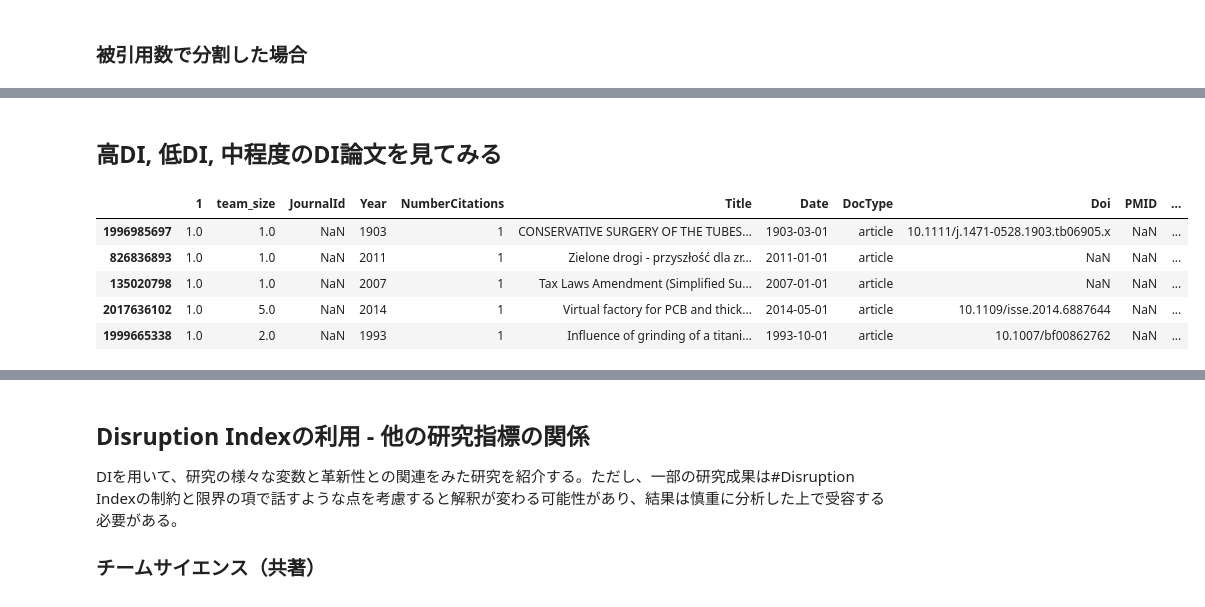
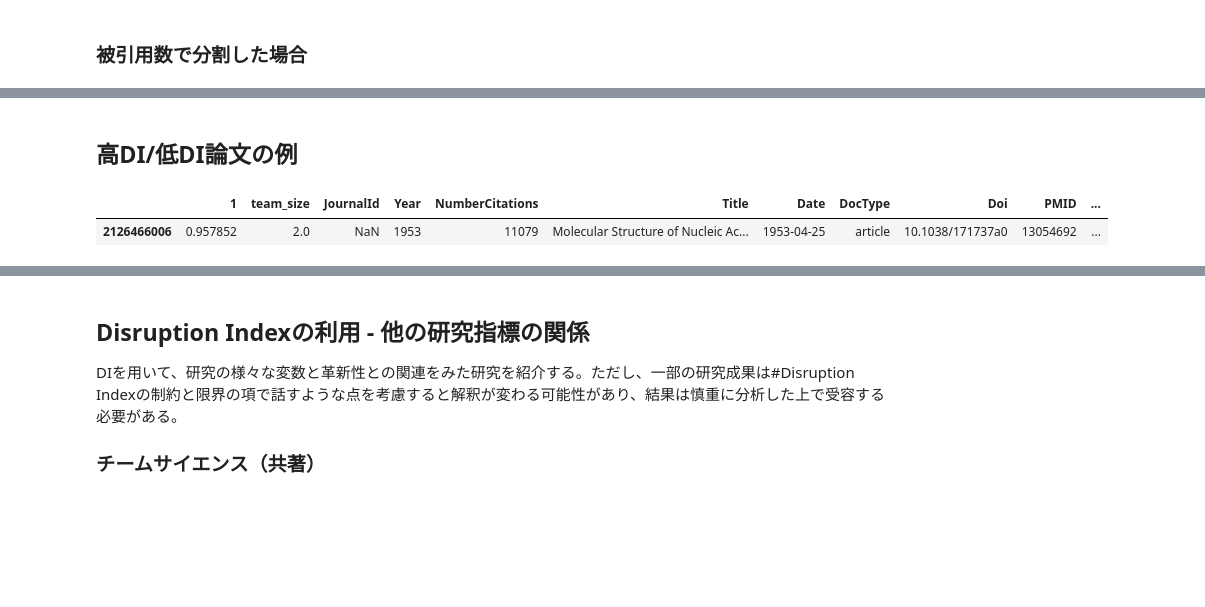
Before and after one commit to ScisciJP/tutorial_jp, a Jupyter notebook: 3-Disruptiveness.ipynb, the cells around one changed output, grey strips where cells are left out. Drawn from its saved outputs; the diff is of its cells as text; code cells hidden in the pictures; blank space fills up the shorter version.

```diff
--- a/3-Disruptiveness.ipynb
+++ b/3-Disruptiveness.ipynb
@@ -76,15 +75,20 @@ os.chdir('/content/sample_data/scisciJP2024_tutorial')
 sys.path
 
 DATA_DIR = '/content/sample_data/scisciJP2024_tutorial/supplementary/'
-INPUT_WORKS_DF_PKL = DATA_DIR + 'random_works_df.pkl'
-INPUT_CITATIONS_DF_PKL = DATA_DIR + 'random_rel_ref_df.pkl'
-# INPUT_CITATIONS_GB_DF_PKL = DATA_DIR + 'citations_gb_df.pkl'
+INPUT_WORKS_DF_PKL = DATA_DIR + 'random_works_small_df.pkl'
+INPUT_CITATIONS_DF_PKL = DATA_DIR + 'random_rel_ref_small_df.pkl'
 INPUT_WU_WORKS_LIST_SMALL_PKL = DATA_DIR + 'teamsize_impact_disrup_refAge_refPop_small.pkl'
 # %%
 works_df = pd.read_pickle(INPUT_WORKS_DF_PKL)
-citations_df = pd.read_pickle(INPUT_CITATIONS_DF_PKL).astype({"source": np.int64, "target": np.int64})
+citations_df = pd.read_pickle(INPUT_CITATIONS_DF_PKL)
 W = pickle.load(open(INPUT_WU_WORKS_LIST_SMALL_PKL, 'rb'))
-display(works_df[:5], len(works_df), citations_df[:5], len(citations_df), W[:5], len(W))
+def citation_groupby(df_citation):
+    citations_source_gp = df_citation.groupby('source').agg(list)
+    citations_target_gp = df_citation.groupby('target').agg(list)
+    df_citation_gp = pd.concat([citations_source_gp,citations_target_gp],axis = 1)
+    return df_citation_gp
+citations_gb = citation_groupby(citations_df)
+display(works_df[:3], len(works_df), citations_df[:3], len(citations_df), citations_gb[citations_gb['source'].notna()][:3], len(citations_gb), W[:3], len(W))
 # %% [output]
 |  | JournalId | Year | NumberCitations | Title | Date | DocType | Doi | PMID | Volume | ... |
 | PublicationId |  |  |  |  |  |  |  |  |  | ... |
@@ -496,12 +472,8 @@ plt.tight_layout()
 # %% [markdown]
-## 高DI, 低DI, 中程度のDI論文を見てみる
+## 高DI/低DI論文の例
 # %%
-filtered_df[filtered_df[1] == 1][:5].merge(works_df, left_index=True, right_index=True)
+filtered_df[filtered_df.index == 2126466006].merge(works_df, left_index=True, right_index=True)
 # %% [output]
 |  | 1 | team_size | JournalId | Year | NumberCitations | Title | Date | DocType | Doi | PMID | ... |
-| 1996985697 | 1.0 | 1.0 | NaN | 1903 | 1 | CONSERVATIVE SURGERY OF THE TUBES... | 1903-03-01 | article | 10.1111/j.1471-0528.1903.tb06905.x | NaN | ... |
-| 826836893 | 1.0 | 1.0 | NaN | 2011 | 1 | Zielone drogi - przyszłość dla zr... | 2011-01-01 | article | NaN | NaN | ... |
-| 135020798 | 1.0 | 1.0 | NaN | 2007 | 1 | Tax Laws Amendment (Simplified Su... | 2007-01-01 | article | NaN | NaN | ... |
-| 2017636102 | 1.0 | 5.0 | NaN | 2014 | 1 | Virtual factory for PCB and thick... | 2014-05-01 | article | 10.1109/isse.2014.6887644 | NaN | ... |
-| 1999665338 | 1.0 | 2.0 | NaN | 1993 | 1 | Influence of grinding of a titani... | 1993-10-01 | article | 10.1007/bf00862762 | NaN | ... |
+| 2126466006 | 0.957852 | 2.0 | NaN | 1953 | 11079 | Molecular Structure of Nucleic Ac... | 1953-04-25 | article | 10.1038/171737a0 | 13054692 | ... |
 # %%
```
Also changed, not shown: parts of 14 cells of this notebook, 3 other files.
